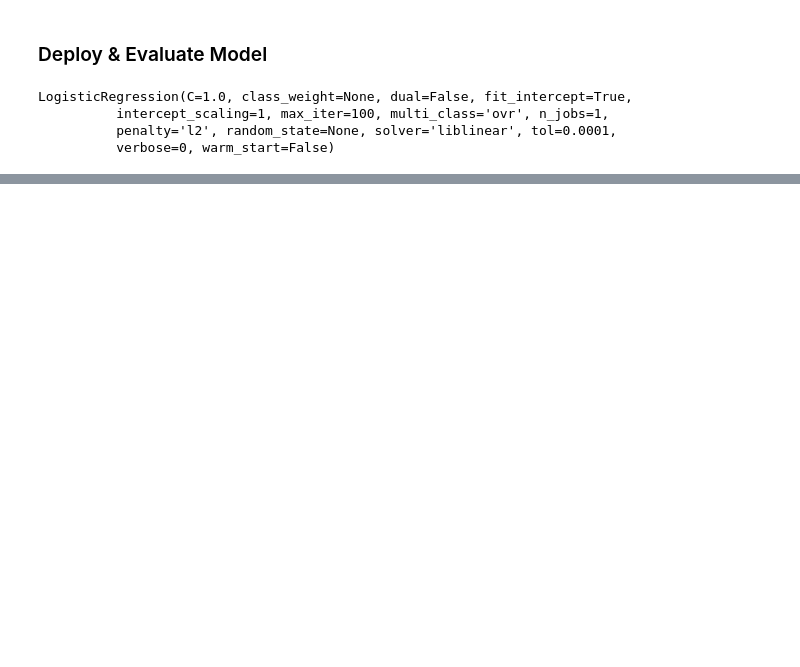
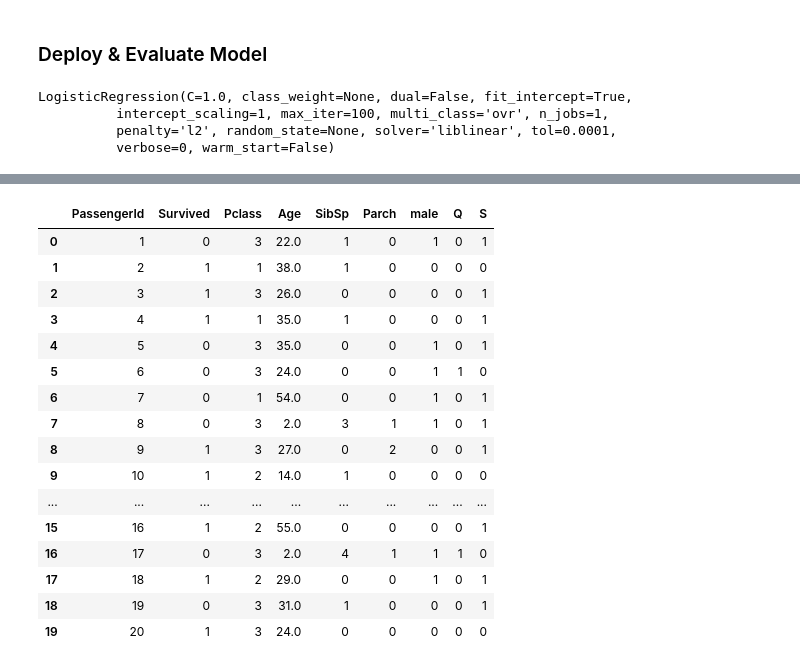
Before and after one commit to Lula27/Kaggle, a Jupyter notebook: TitanicChallenge_Final.ipynb, the cells around one changed output, grey strips where cells are left out. Saved outputs shown, nothing was run; the diff lists cells and outputs as text; code cells hidden in the pictures; blank space fills up the shorter version.

```diff
--- a/TitanicChallenge_Final.ipynb
+++ b/TitanicChallenge_Final.ipynb
@@ -700,0 +726,20 @@ avg / total       0.79      0.79      0.78       268
+# %%
+t_dummy.head(20)
+# %% [output]
+|  | PassengerId | Survived | Pclass | Age | SibSp | Parch | male | Q | S |
+| 0 | 1 | 0 | 3 | 22.0 | 1 | 0 | 1 | 0 | 1 |
+| 1 | 2 | 1 | 1 | 38.0 | 1 | 0 | 0 | 0 | 0 |
+| 2 | 3 | 1 | 3 | 26.0 | 0 | 0 | 0 | 0 | 1 |
+| 3 | 4 | 1 | 1 | 35.0 | 1 | 0 | 0 | 0 | 1 |
+| 4 | 5 | 0 | 3 | 35.0 | 0 | 0 | 1 | 0 | 1 |
+| 5 | 6 | 0 | 3 | 24.0 | 0 | 0 | 1 | 1 | 0 |
+| 6 | 7 | 0 | 1 | 54.0 | 0 | 0 | 1 | 0 | 1 |
+| 7 | 8 | 0 | 3 | 2.0 | 3 | 1 | 1 | 0 | 1 |
+| 8 | 9 | 1 | 3 | 27.0 | 0 | 2 | 0 | 0 | 1 |
+| 9 | 10 | 1 | 2 | 14.0 | 1 | 0 | 0 | 0 | 0 |
+| ... | ... | ... | ... | ... | ... | ... | ... | ... | ... |
+| 15 | 16 | 1 | 2 | 55.0 | 0 | 0 | 0 | 0 | 1 |
+| 16 | 17 | 0 | 3 | 2.0 | 4 | 1 | 1 | 1 | 0 |
+| 17 | 18 | 1 | 2 | 29.0 | 0 | 0 | 1 | 0 | 1 |
+| 18 | 19 | 0 | 3 | 31.0 | 1 | 0 | 0 | 0 | 1 |
+| 19 | 20 | 1 | 3 | 24.0 | 0 | 0 | 0 | 0 | 0 |
```
Also changed, not shown: parts of 9 cells of this notebook.
